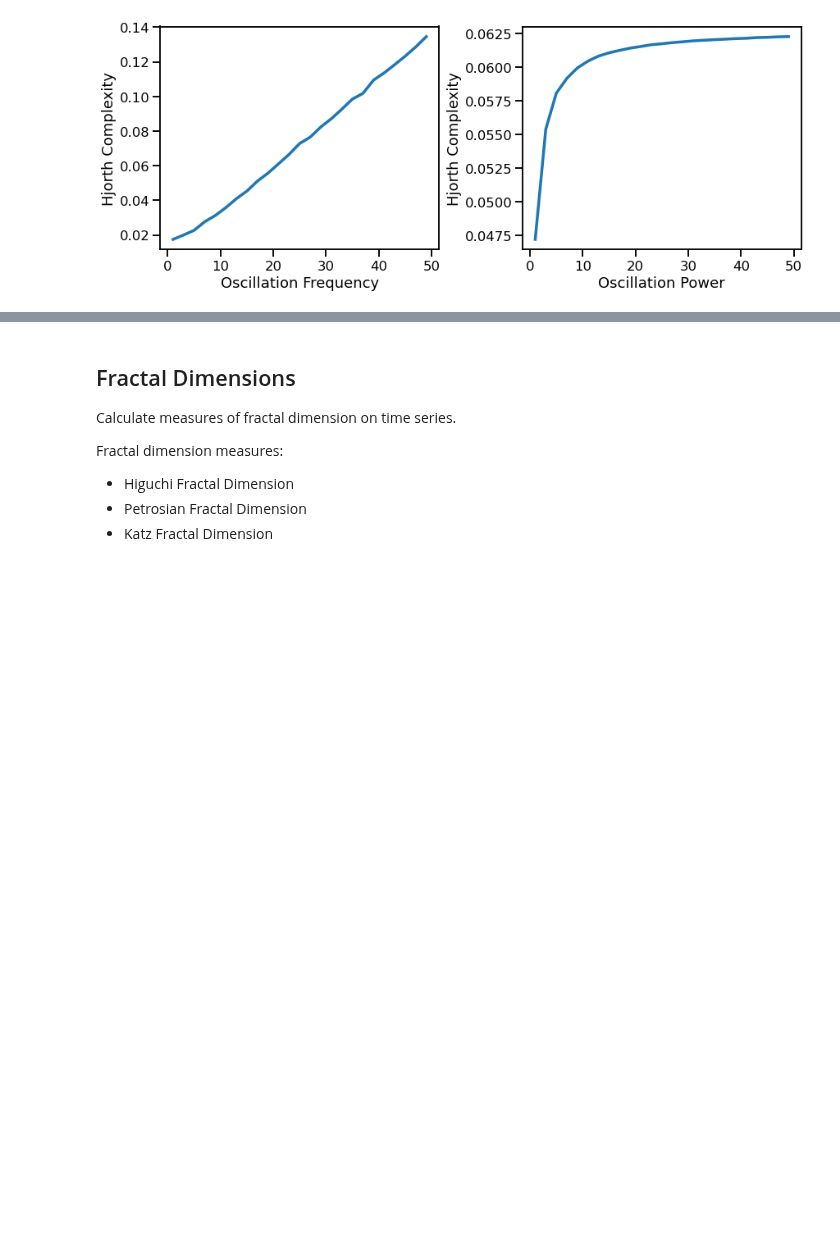
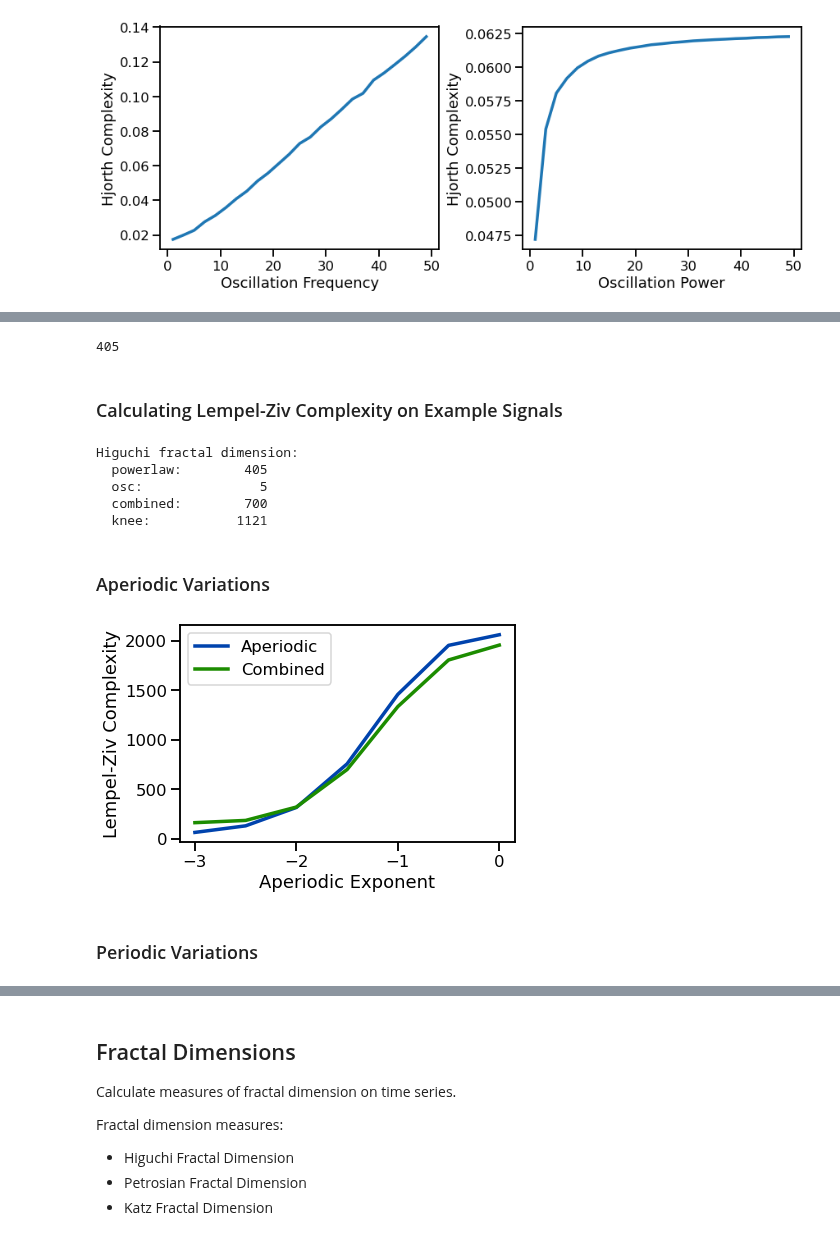
Before and after one commit to AperiodicMethods/AperiodicMethods, a Jupyter notebook: notebooks/14-Complexity.ipynb, the cells around one changed output, grey strips where cells are left out. Saved outputs shown, nothing was run; the diff lists cells and outputs as text; code cells hidden in the pictures; blank space fills up the shorter version.

Commit message:
add lempel-ziv complexity

```diff
--- a/notebooks/14-Complexity.ipynb
+++ b/notebooks/14-Complexity.ipynb
@@ -159,0 +166,44 @@ plot_lines(save_fig=SAVE_FIG, file_name='hjc_osc_both', file_path='complexity')
+# %%
+# Define settings for computing Lempel-Ziv complexity
+lz_params = {'normalize' : False}
+# %%
+# Example of applying LZ complexity to a binarized signal
+bin_sig = np.array(SIG_AP > np.median(SIG_AP)).astype(int)
+lziv_complexity(bin_sig)
+# %% [output]
+405
+# %% [markdown]
+### Calculating Lempel-Ziv Complexity on Example Signals
+# %%
+# Check Lempel-Ziv complexity measures on example signals
+print('Lempel-Ziv complexity:')
+print('  powerlaw: \t {:5d}'.format(lempelziv_wrapper(SIG_AP, **lz_params)))
+print('  osc:      \t {:5d}'.format(lempelziv_wrapper(SIG_OSC, **lz_params)))
+print('  combined: \t {:5d}'.format(lempelziv_wrapper(SIG_COMB, **lz_params)))
+print('  knee:     \t {:5d}'.format(lempelziv_wrapper(SIG_KN, **lz_params)))
+# %% [output]
+Higuchi fractal dimension:
+  powerlaw:        405
+  osc:               5
+  combined:        700
+  knee:           1121
+# %% [markdown]
+### Aperiodic Variations
+# %%
+# Run a set of simulations, calculating LZ complexity across exponents
+lz_sims_exp = run_sims(sim_powerlaw, SIM_PARAMS_AP, lempelziv_wrapper, lz_params,
+                       update='update_exp', values=EXPS, n_sims=N_SIMS)
+
+# Run a set of simulations, calculating LZ complexity across exponents with an oscillation
+lz_sims_comb = run_sims(sim_combined, SIM_PARAMS_COMB, lempelziv_wrapper, lz_params,
+                        update='update_comb_exp', values=EXPS, n_sims=N_SIMS)
+# %%
+# Plot LZ complexity measures
+plot_lines(EXPS, lz_sims_exp, color=AP_COL, label='Aperiodic')
+plot_lines(EXPS, lz_sims_comb, color=COMB_COL, label='Combined')
+plot_lines(xlabel='Aperiodic Exponent', ylabel='Lempel-Ziv Complexity')
+plot_lines(save_fig=SAVE_FIG, file_name='lz_both', file_path='complexity')
+# %% [output]
+[figure, added]
+# %% [markdown]
+### Periodic Variations
```
Also changed, not shown: parts of 16 cells of this notebook.
